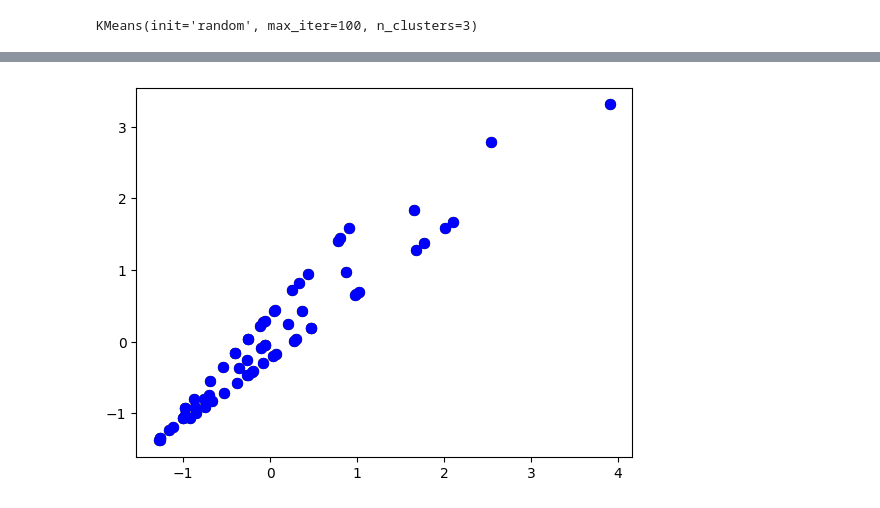
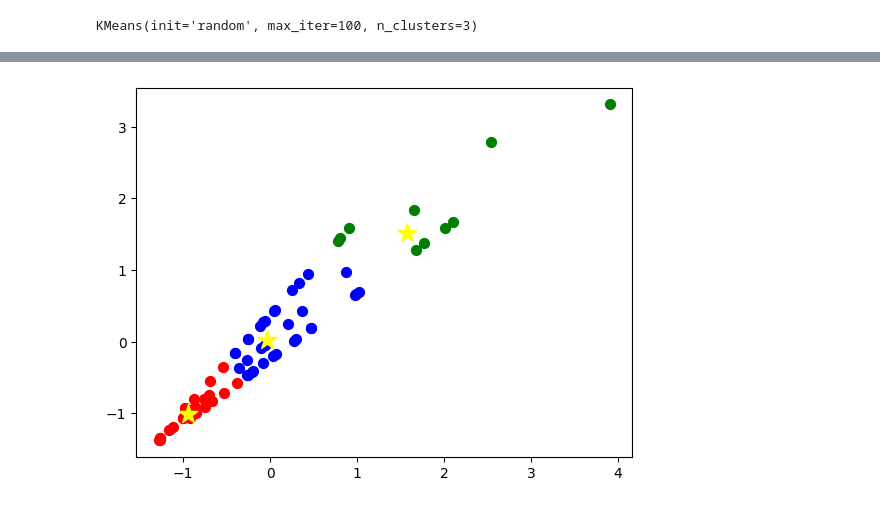
Before and after one commit to hafidabid/clustering-gudang, a Jupyter notebook: experiment1.ipynb, the cells around one changed output, grey strips where cells are left out. Drawn from its saved outputs; the diff is of its cells as text; code cells hidden in the pictures.

```diff
--- a/experiment1.ipynb
+++ b/experiment1.ipynb
@@ -52,6 +52,6 @@ for idx, row in df.iterrows():
     l_distance.append(haversine_distance( (lat,long), current_loc ))
 
 df = df.assign(distance = l_distance)
-dataset = df[['city_name', 'district_name', 'avg_demand_baseline', 'demand_target', 'distance']]
+dataset = df[['city_name', 'district_name', 'avg_demand_baseline', 'demand_target']]
 dataset
 # %% [output]
@@ -118,7 +118,7 @@ df.describe()
 # %%
 #Rescaling
 scaler = StandardScaler()
-dataset_to_scale = dataset[['avg_demand_baseline','demand_target', 'distance']]
+dataset_to_scale = dataset[['avg_demand_baseline','demand_target']]
 dataset_scaled = scaler.fit_transform(dataset_to_scale)
 dataset_scaled
 # %% [output]
@@ -173,8 +182,12 @@ array([1, 1, 1, 1, 0, 2, 0, 2, 0, 1, 1, 0, 1, 0, 1, 1, 0, 1, 1, 1, 1, 1,
 # %%
-plt.scatter(dataset_scaled[:,0], dataset_scaled[:,1], s=50, color='red')
-plt.scatter(dataset_scaled[:,0], dataset_scaled[:,1], s=50, color='green')
-plt.scatter(dataset_scaled[:,0], dataset_scaled[:,1], s=50, color='blue')
+plt.scatter(dataset_scaled[y_km==0,0], dataset_scaled[y_km==0,1], s=50, color='red')
+plt.scatter(dataset_scaled[y_km==1,0], dataset_scaled[y_km==1,1], s=50, color='green')
+plt.scatter(dataset_scaled[y_km==2,0], dataset_scaled[y_km==2,1], s=50, color='blue')
+
+plt.scatter(clusters[0][0], clusters[0][1], marker="*", s=200, color="yellow")
+plt.scatter(clusters[1][0], clusters[1][1], marker="*", s=200, color="yellow")
+plt.scatter(clusters[2][0], clusters[2][1], marker="*", s=200, color="yellow")
 
 plt.show()
 # %% [output]
-[figure, old version]
+[figure, new version]
```
Also changed, not shown: parts of 5 cells of this notebook, 3 other files.
